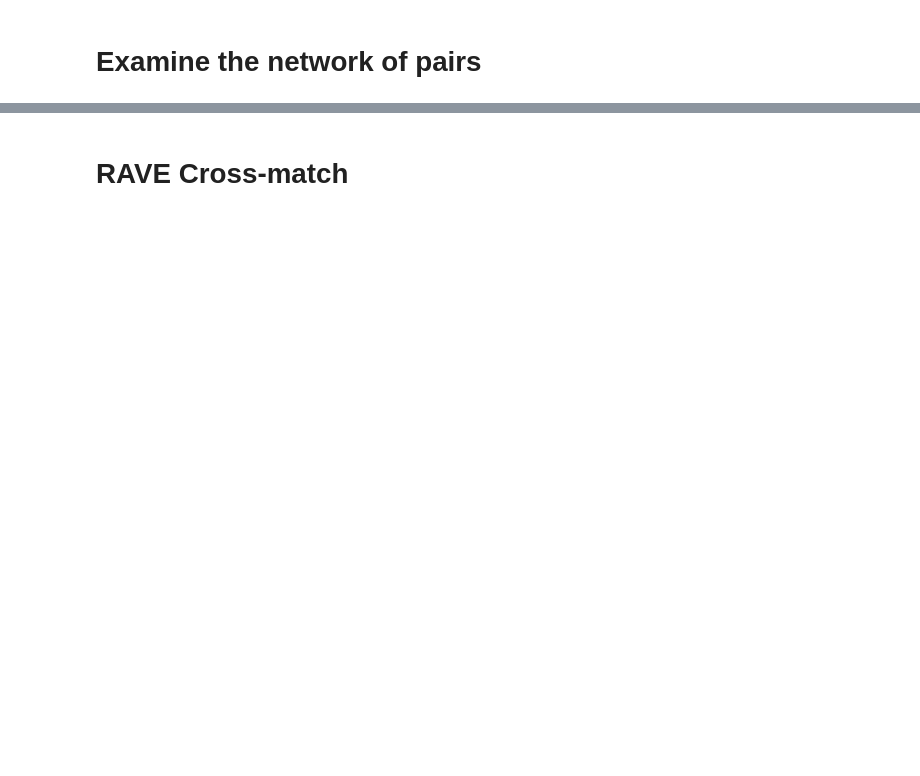
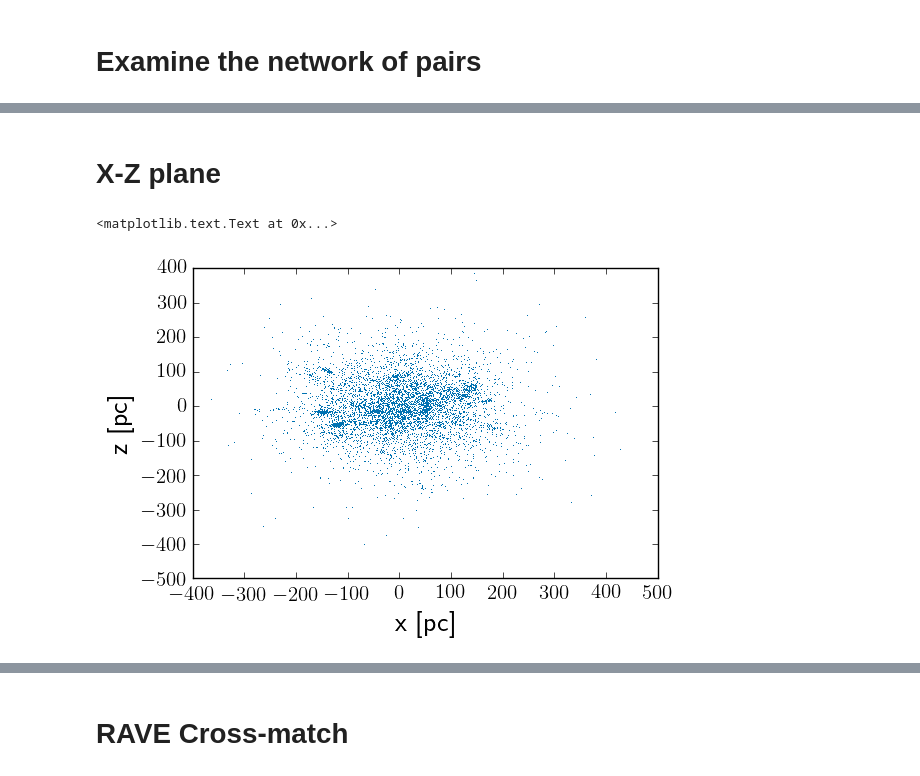
Before and after one commit to smoh/gaia-comoving-stars, a Jupyter notebook: notebooks/results.ipynb, the cells around one changed output, grey strips where cells are left out. Cells and saved outputs as stored; diff of their text form; code cells hidden in the pictures; blank space fills up the shorter version.

```diff
--- a/notebooks/results.ipynb
+++ b/notebooks/results.ipynb
@@ -391,3 +494,23 @@ print( tgas[1325999].get_coord().transform_to(coords.Galactic) )
 tgas[704255].get_coord().separation_3d(tgas[1325999].get_coord())
 # %%
 tgas[704255].l, d[704255], tgas[1325999].l, d[1325999]
+# %% [markdown]
+# X-Z plane
+# %%
+co = tgas.get_coord()
+# %%
+cog = co.transform_to(coords.Galactic)
+# %%
+gx,gy,gz = cog.cartesian.xyz.value
+# %%
+# plot(gx[:], gz[:], ',')
+plot(gx[cmpairs['star1']], gz[cmpairs['star1']], ',')
+# plot(gx[cmpairs['star2']], gz[cmpairs['star2']], ',')
+xlabel('x [pc]')
+ylabel('z [pc]')
+# ylim(-300,300)
+# axhline(0, c='k', lw=.5)
+# axvline(0, c='k', lw=.5)
+# %% [output]
+<matplotlib.text.Text at 0x...>
+[figure, added]
```
Also changed, not shown: parts of 53 cells of this notebook.
